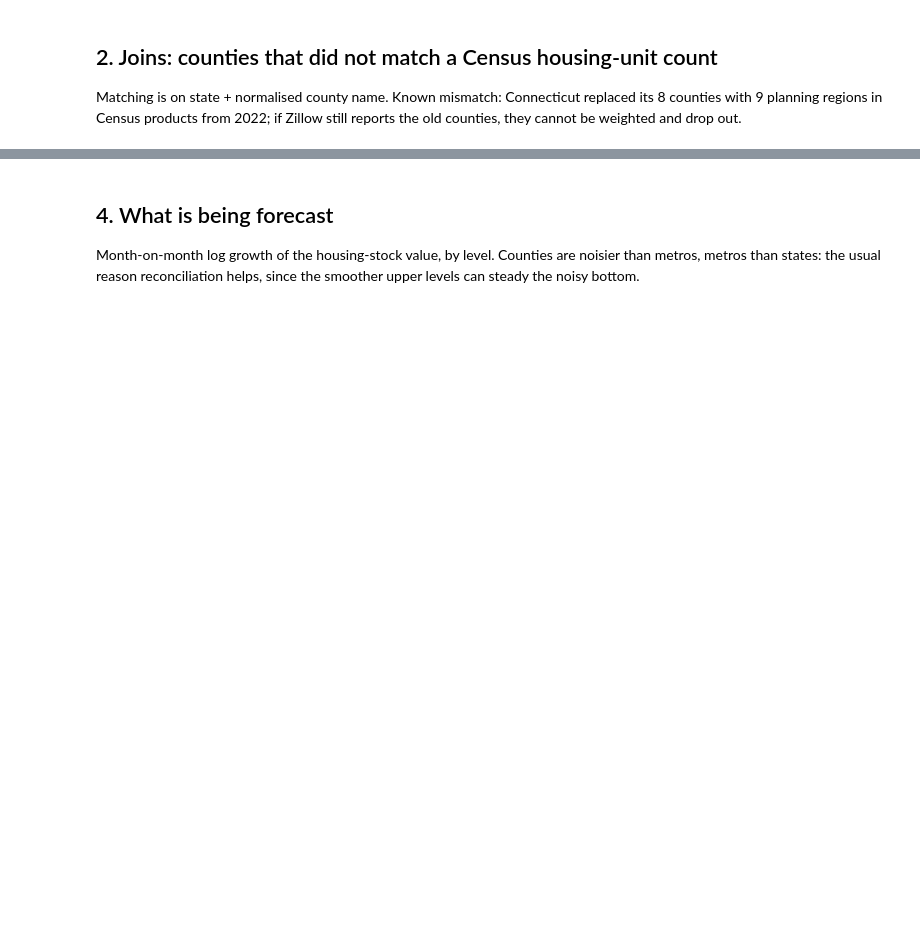
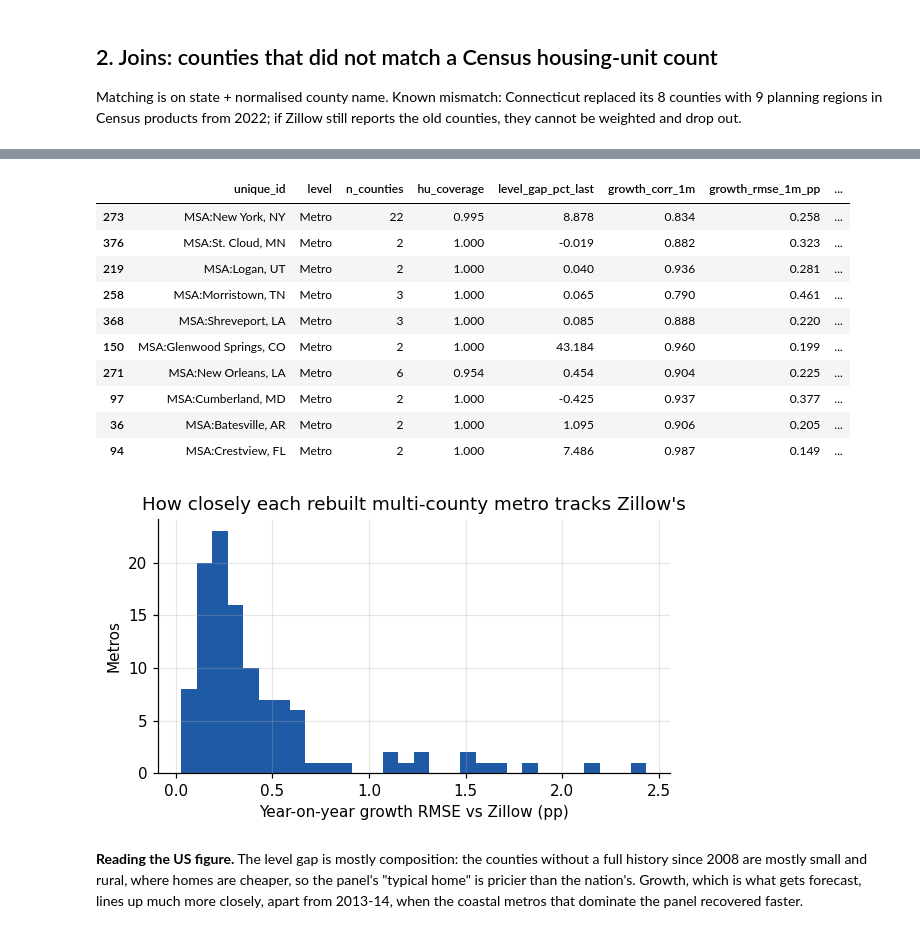
Before and after one commit to janeruxi1/housing-hierarchical-forecast, a Jupyter notebook: notebooks/01_data_audit.ipynb, the cells around one changed output, grey strips where cells are left out. Drawn from its saved outputs; the diff is of its cells as text; code cells hidden in the pictures; blank space fills up the shorter version.

```diff
--- a/notebooks/01_data_audit.ipynb
+++ b/notebooks/01_data_audit.ipynb
@@ -92,14 +119,16 @@ Compared only for nodes where the panel holds at least 95% of the housing units.
   carry into every forecast just from rebuilding the series, so it is a floor to compare
   forecast errors against.
 # %%
-gap = checks.coherence_gap(Y, pub, coverage)
+gap = checks.coherence_gap(Y, pub, coverage, nodes)
 write_metrics("01_coherence_gap", gap)
-summary = gap.groupby("level").agg(
+gap["group"] = np.where((gap["level"] == "Metro") & (gap["n_counties"] == 1), "Metro (1 county)",
+                        np.where(gap["level"] == "Metro", "Metro (2+ counties)", gap["level"]))
+summary = gap.groupby("group").agg(
     nodes=("unique_id", "size"),
     median_level_gap_pct=("level_gap_pct_last", "median"),
     median_growth_corr=("growth_corr_1m", "median"),
     median_rmse_1m_pp=("growth_rmse_1m_pp", "median"),
     median_rmse_12m_pp=("growth_rmse_12m_pp", "median"),
-).reindex(["National", "State", "Metro"]).dropna(how="all")
+).reindex(["National", "State", "Metro (2+ counties)", "Metro (1 county)"]).dropna(how="all")
 write_metrics("01_coherence_summary", summary.reset_index())
 summary.round(3)
@@ -125,15 +163,27 @@ save(fig, "01_us_rebuilt_vs_published")
 # %%
-metros = gap[gap["level"] == "Metro"]
+metros = gap[gap["group"] == "Metro (2+ counties)"]
 fig, ax = plt.subplots(figsize=(6, 3))
 ax.hist(metros["growth_rmse_12m_pp"], bins=30, color=COLORS["ours"])
 ax.set_xlabel("Year-on-year growth RMSE vs Zillow (pp)")
 ax.set_ylabel("Metros")
-ax.set_title("How closely each rebuilt metro tracks Zillow's")
+ax.set_title("How closely each rebuilt multi-county metro tracks Zillow's")
 save(fig, "01_metro_gap_hist")
 metros.sort_values("growth_rmse_12m_pp", ascending=False).head(10).round(3)
+# %% [output]
+|  | unique_id | level | n_counties | hu_coverage | level_gap_pct_last | growth_corr_1m | growth_rmse_1m_pp | ... |
+| 273 | MSA:New York, NY | Metro | 22 | 0.995 | 8.878 | 0.834 | 0.258 | ... |
+| 376 | MSA:St. Cloud, MN | Metro | 2 | 1.000 | -0.019 | 0.882 | 0.323 | ... |
+| 219 | MSA:Logan, UT | Metro | 2 | 1.000 | 0.040 | 0.936 | 0.281 | ... |
+| 258 | MSA:Morristown, TN | Metro | 3 | 1.000 | 0.065 | 0.790 | 0.461 | ... |
+| 368 | MSA:Shreveport, LA | Metro | 3 | 1.000 | 0.085 | 0.888 | 0.220 | ... |
+| 150 | MSA:Glenwood Springs, CO | Metro | 2 | 1.000 | 43.184 | 0.960 | 0.199 | ... |
+| 271 | MSA:New Orleans, LA | Metro | 6 | 0.954 | 0.454 | 0.904 | 0.225 | ... |
+| 97 | MSA:Cumberland, MD | Metro | 2 | 1.000 | -0.425 | 0.937 | 0.377 | ... |
+| 36 | MSA:Batesville, AR | Metro | 2 | 1.000 | 1.095 | 0.906 | 0.205 | ... |
+| 94 | MSA:Crestview, FL | Metro | 2 | 1.000 | 7.486 | 0.987 | 0.149 | ... |
+[figure, added]
 # %% [markdown]
-## 4. What is being forecast
-
-Month-on-month log growth of the housing-stock value, by level. Counties are noisier than
-metros, metros than states: the usual reason reconciliation helps, since the smoother upper
-levels can steady the noisy bottom.
+**Reading the US figure.** The level gap is mostly composition: the counties without a full
+history since 2008 are mostly small and rural, where homes are cheaper, so the panel's
+"typical home" is pricier than the nation's. Growth, which is what gets forecast, lines up much
+more closely, apart from 2013-14, when the coastal metros that dominate the panel recovered faster.
```
Also changed, not shown: parts of 11 cells of this notebook, 30 other files.
